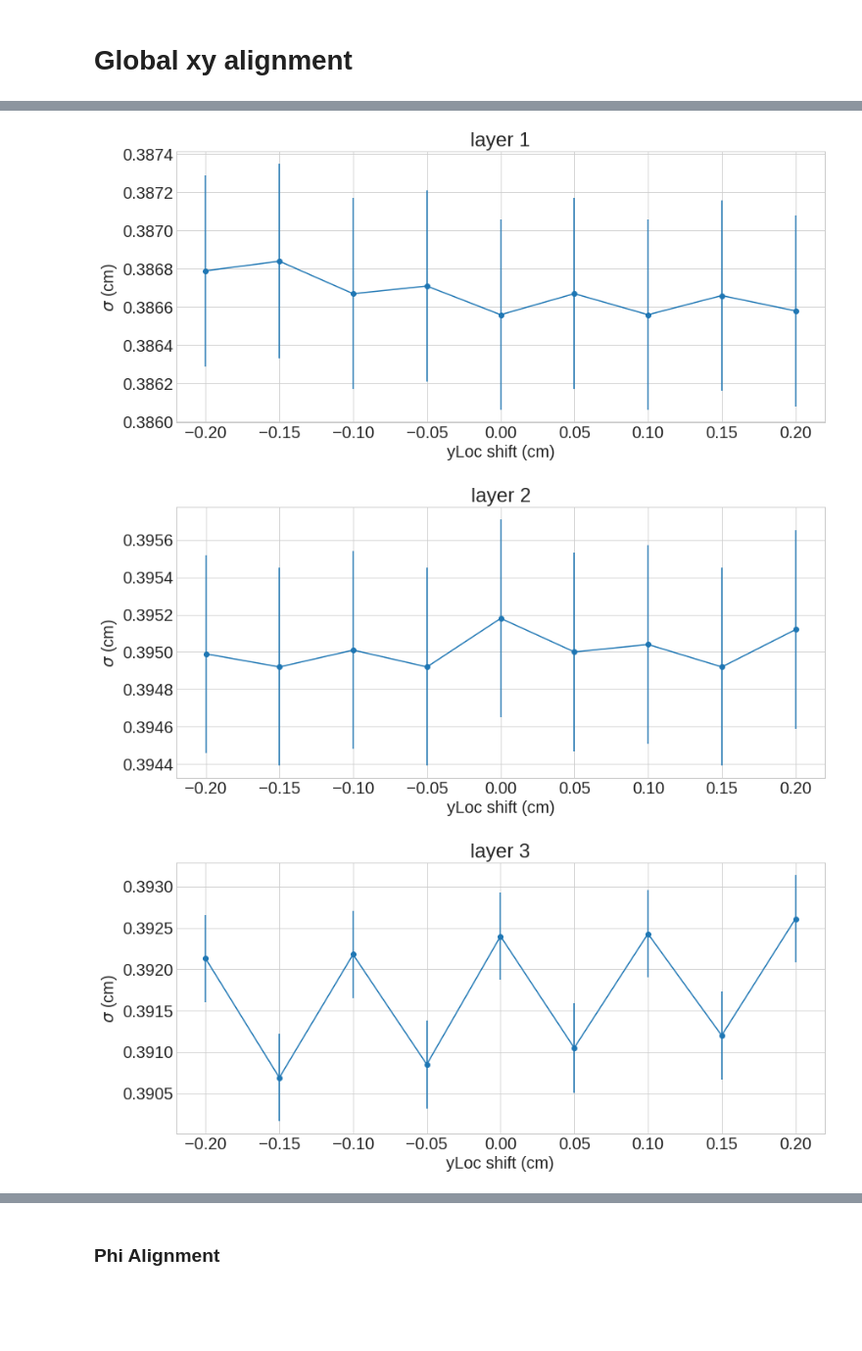
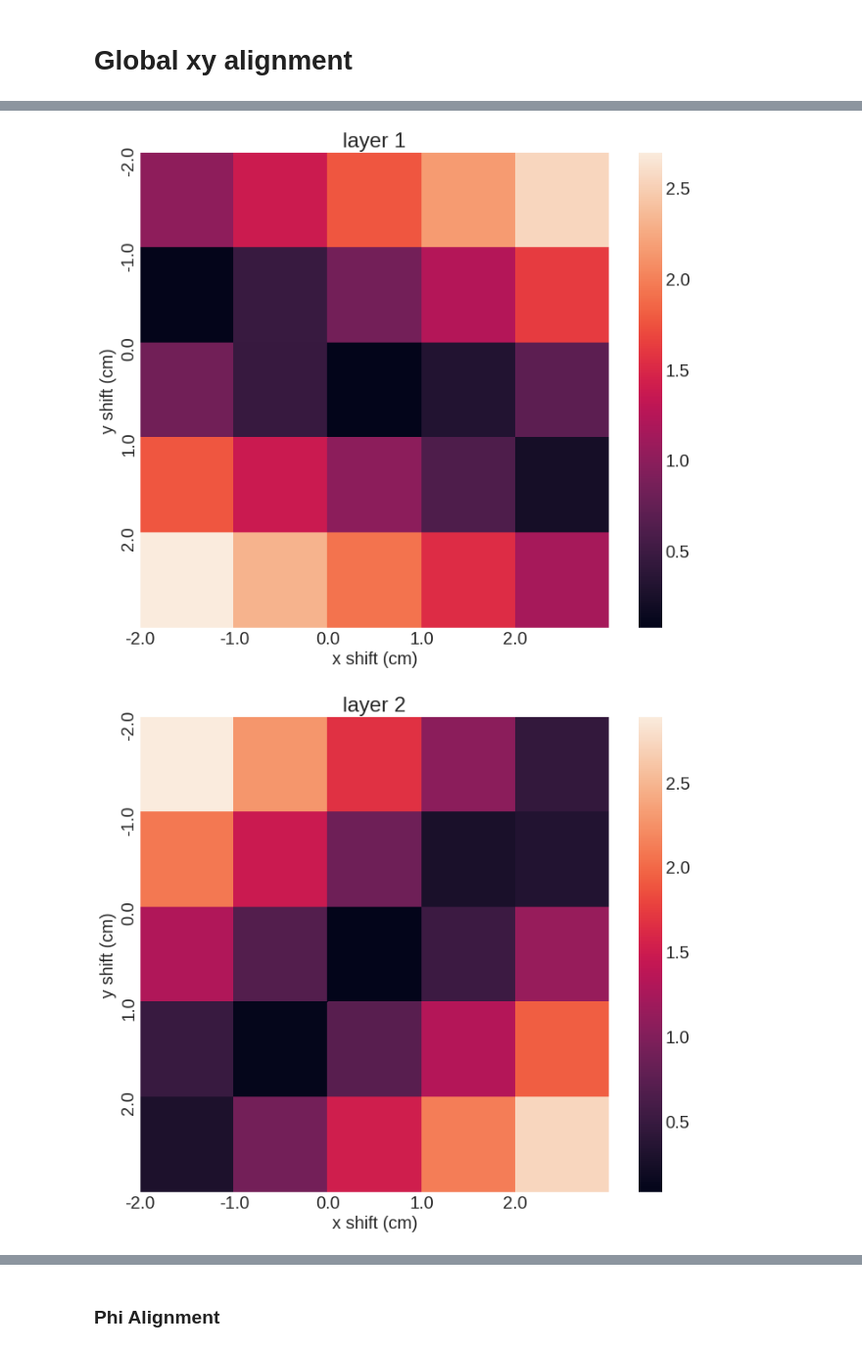
Before and after one commit to JeffersonLab/clas12alignment, a Jupyter notebook: jnotebook_plots/mean_sigma_vs_zshift.ipynb, the cells around one changed output, grey strips where cells are left out. Shown at 98% size. Cells and saved outputs as stored; diff of their text form; code cells hidden in the pictures; blank space fills up the shorter version.

```diff
--- a/jnotebook_plots/mean_sigma_vs_zshift.ipynb
+++ b/jnotebook_plots/mean_sigma_vs_zshift.ipynb
@@ -153,20 +88,59 @@ heatmap("FMT", "x shift (cm)", "y shift (cm)", xshift, yshift, sigma1_norm+sigma
-# %%
-y_shift = [    -0.20000,     -0.15000,     -0.10000,    -0.05000,      0.00000,      0.05000,      0.10000,      0.15000,      0.20000]
-# layer 1:
-sigma    = [     0.38679,      0.38684,      0.38667,      0.38671,      0.38656,      0.38667,      0.38656,      0.38666,      0.38658]
-sigmaErr = [     0.00050,      0.00051,      0.00050,      0.00050,      0.00050,      0.00050,      0.00050,      0.00050,      0.00050]
-plot(y_shift, sigma, sigmaErr, 0.2, "layer 1", "yLoc shift (cm)", "$\sigma$ (cm)")
-
-# layer 2:
-sigma    = [     0.39499,      0.39492,      0.39501,      0.39492,      0.39518,      0.39500,      0.39504,      0.39492,      0.39512]
-sigmaErr = [     0.00053,      0.00053,      0.00053,      0.00053,      0.00053,      0.00053,      0.00053,      0.00053,      0.00053]
-plot(y_shift, sigma, sigmaErr, 0.2, "layer 2","yLoc shift (cm)", "$\sigma$ (cm)")
-
-# layer 3:
-sigma    = [     0.39213,      0.39069,      0.39218,      0.39085,      0.39240,      0.39105,      0.39243,      0.39120,      0.39261]
-sigmaErr = [     0.00053,      0.00053,      0.00053,      0.00053,      0.00053,      0.00054,      0.00053,      0.00053,      0.00053]
-plot(y_shift, sigma, sigmaErr, 0.2, "layer 3", "yLoc shift (cm)", "$\sigma$ (cm)")
-# %% [output]
-[figure, removed]
-[figure, removed]
-[figure, removed]
+# %%
+x_shift = [ -2.00000,  -1.00000,   0.00000,   1.00000,   2.00000]
+y_shift = [ -2.00000,  -1.00000,   0.00000,   1.00000,   2.00000]
+
+# layer 1:
+mean1      = [
+        [ -1.01151,  -1.39029,  -1.77316,  -2.15689,  -2.54384],
+        [ -0.08916,  -0.46869,  -0.85015,  -1.23459,  -1.62346],
+        [  0.83505,   0.45491,   0.07268,  -0.31321,  -0.69931],
+        [  1.76618,   1.38359,   0.99898,   0.61254,   0.22549],
+        [  2.69665,   2.31144,   1.92603,   1.53740,   1.15135]
+]
+sigma1     = [
+        [  0.35163,   0.35708,   0.36433,   0.36933,   0.36981],
+        [  0.34983,   0.35506,   0.35987,   0.36306,   0.35988],
+        [  0.35070,   0.35574,   0.35798,   0.35540,   0.34960],
+        [  0.35988,   0.36367,   0.36232,   0.35566,   0.35079],
+        [  0.36922,   0.37019,   0.36614,   0.35809,   0.35214]
+]
+heatmap("layer 1", "x shift (cm)", "y shift (cm)", x_shift, y_shift, np.abs(mean1))
+
+# layer 2:
+mean2      = [
+        [ -2.88671,  -2.27795,  -1.67274,  -1.06592,  -0.45931],
+        [ -2.09256,  -1.48305,  -0.87675,  -0.27068,   0.33666],
+        [ -1.29671,  -0.68822,  -0.07949,   0.52722,   1.13333],
+        [ -0.50194,   0.10866,   0.71843,   1.32697,   1.93422],
+        [  0.29418,   0.90476,   1.51644,   2.12464,   2.73313]
+]
+sigma2     = [
+        [  0.38195,   0.37827,   0.36727,   0.35520,   0.34785],
+        [  0.37367,   0.37211,   0.36572,   0.35728,   0.35453],
+        [  0.36414,   0.36458,   0.36478,   0.36086,   0.35729],
+        [  0.35777,   0.35904,   0.36114,   0.36446,   0.36518],
+        [  0.35012,   0.35282,   0.36050,   0.36750,   0.36980]
+]
+heatmap("layer 2", "x shift (cm)", "y shift (cm)", x_shift, y_shift, np.abs(mean2))
+
+# layer 3:
+mean3      = [
+        [ -1.87743,  -0.88918,   0.09866,   1.08874,   2.08043],
+        [ -2.00901,  -1.01928,  -0.02944,   0.96196,   1.95512],
+        [ -2.14052,  -1.15073,  -0.15820,   0.83592,   1.82978],
+        [ -2.27410,  -1.28155,  -0.28797,   0.70789,   1.70164],
+        [ -2.40798,  -1.41354,  -0.41836,   0.57788,   1.57225]
+]
+sigma3     = [
+        [  0.35105,   0.34734,   0.34979,   0.35546,   0.36304],
+        [  0.35932,   0.35431,   0.35506,   0.35856,   0.36606],
+        [  0.36806,   0.36121,   0.35876,   0.35961,   0.36504],
+        [  0.36890,   0.36209,   0.35611,   0.35376,   0.35699],
+        [  0.36518,   0.35694,   0.35196,   0.34716,   0.34752]
+]
+heatmap("layer 3", "x shift (cm)", "y shift (cm)", x_shift, y_shift, np.abs(mean3))
+
+heatmap("FMT", "x shift (cm)", "y shift (cm)", x_shift, y_shift, np.abs(mean1)+np.abs(mean2)+np.abs(mean3))
+# %% [output]
+[figure, added]
+[figure, added]
```
Also changed, not shown: parts of 20 cells of this notebook, 1 other file.
